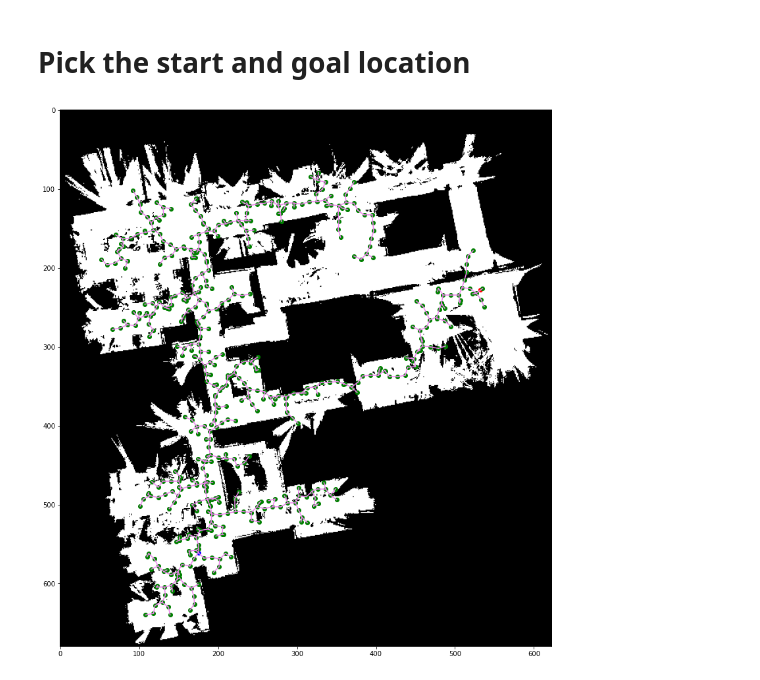
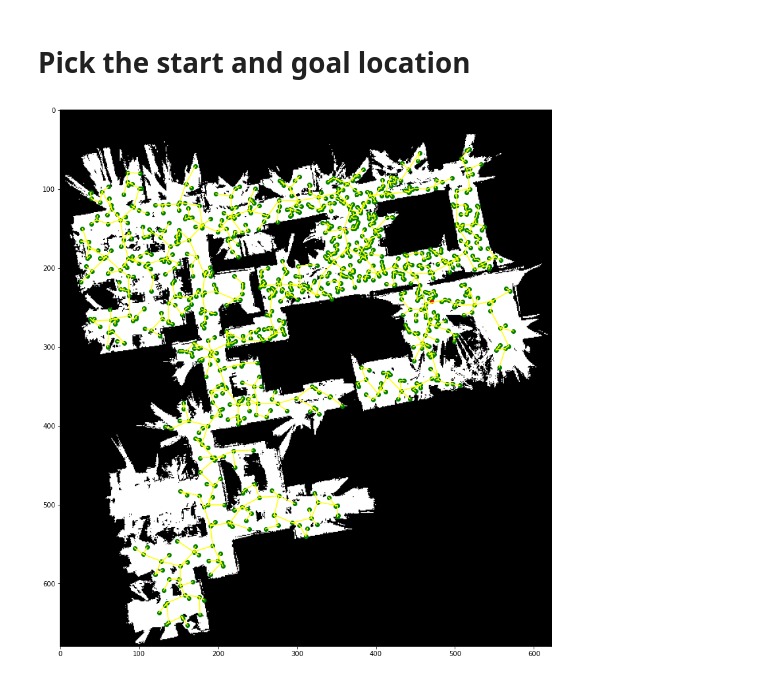
Before and after one commit to anway0904/coding_space, a Jupyter notebook: python/planning_algos/rrt.ipynb, the cells around one changed output. Saved outputs shown, nothing was run; the diff lists cells and outputs as text; code cells hidden in the pictures.

```diff
--- a/python/planning_algos/rrt.ipynb
+++ b/python/planning_algos/rrt.ipynb
@@ -37,7 +37,7 @@ class RRT():
         self.rows = grid.shape[0]
         self.cols = grid.shape[1]
         self.nodes = {}
-        self.step_len = 10
+        self.step_len = 25
         self.start_loc = start_loc
         self.goal_loc = goal_loc
 
@@ -52,8 +52,8 @@ class RRT():
 
 
     def add_start_and_goal_node(self):
-        self.nodes[start_loc] = Node(start_loc[0], start_loc[1])
-        self.nodes[goal_loc]  = Node(goal_loc[0], goal_loc[1])
+        self.nodes[start_loc] = Node(*start_loc)
+        self.nodes[goal_loc]  = Node(*goal_loc)
 
     def distance(self, node_1:Node, node_2:Node):
         return np.linalg.norm([node_1.loc[0] - node_2.loc[0],
@@ -63,7 +63,7 @@ class RRT():
         row = np.random.randint(rows)
         col = np.random.randint(cols)
 
-        while not self.grid[row, col]:
+        while not self.grid[row, col] or (row, col) in self.nodes.keys():
             row = np.random.randint(rows)
             col = np.random.randint(cols)
 
@@ -99,41 +99,55 @@ class RRT():
 
             dir_vector *= scale
             dir_vector_int = np.round(dir_vector).astype(np.int64)
 
             new_node_loc = (int(dir_vector_int[0] + nearest_node.loc[0]), int(dir_vector_int[1] + nearest_node.loc[1]))
 
         new_node = Node(new_node_loc[0], new_node_loc[1])
         new_node.predecessor = nearest_node
 
         return new_node
 
+    def validate_new_node(self, new_node:Node, nearest_node:Node):
+        y1, x1 = new_node.loc
+        y2, x2 = nearest_node.loc
+        # print(nearest_node.loc, new_node.loc)
+        steps = max(abs(x2 - x1), abs(y2 - y1))
+        # print(steps)
+        for t in range(steps + 1):
+            x = round(x1 + t * (x2 - x1) / steps)
+            y = round(y1 + t * (y2 - y1) / steps)
+            if not self.grid[y, x]:
+                return False
+
+        self.nodes[new_node.loc[0], new_node.loc[1]] = new_node
+        return True
+
     def plot(self, sampled_node:Node, nearest_node:Node, new_node:Node):
         clear_output(wait=True)
         # self.ax.scatter(sampled_node.loc[1], sampled_node.loc[0], c='orange')
         self.ax.scatter(new_node.loc[1], new_node.loc[0], c='g')
         self.ax.plot([new_node.loc[1], nearest_node.loc[1]],
-                     [new_node.loc[0], nearest_node.loc[0]], c = 'violet')
+                     [new_node.loc[0], nearest_node.loc[0]], c = 'yellow')
         # plt.show()
 
     def search(self):
-        for i in range(500):
-            sampled_node = self.sample_node()
-            nearest_node = self.find_nearest_node(sampled_node)
-            new_node = self.get_new_node(nearest_node, sampled_node)
+        for _ in range(1000):
+            is_valid = False
+            while not is_valid:
 
-            while not self.grid[new_node.loc]:
                 sampled_node = self.sample_node()
                 nearest_node = self.find_nearest_node(sampled_node)
-
                 new_node = self.get_new_node(nearest_node, sampled_node)
-
-            self.nodes[new_node.loc[0], new_node.loc[1]] = new_node
+                is_valid = self.validate_new_node(new_node, nearest_node)
 
             self.plot(sampled_node, nearest_node, new_node)
 
-
+            if self.distance(new_node, self.nodes[self.goal_loc]) < 3:
+                self.nodes[self.goal_loc].predecessor = new_node
+                print("PATH FOUND!")
+                break
 
 rrt = RRT(grid, start_loc, goal_loc)
 rrt.search()
 # %% [output]
-[figure, old version]
+[figure, new version]
```
